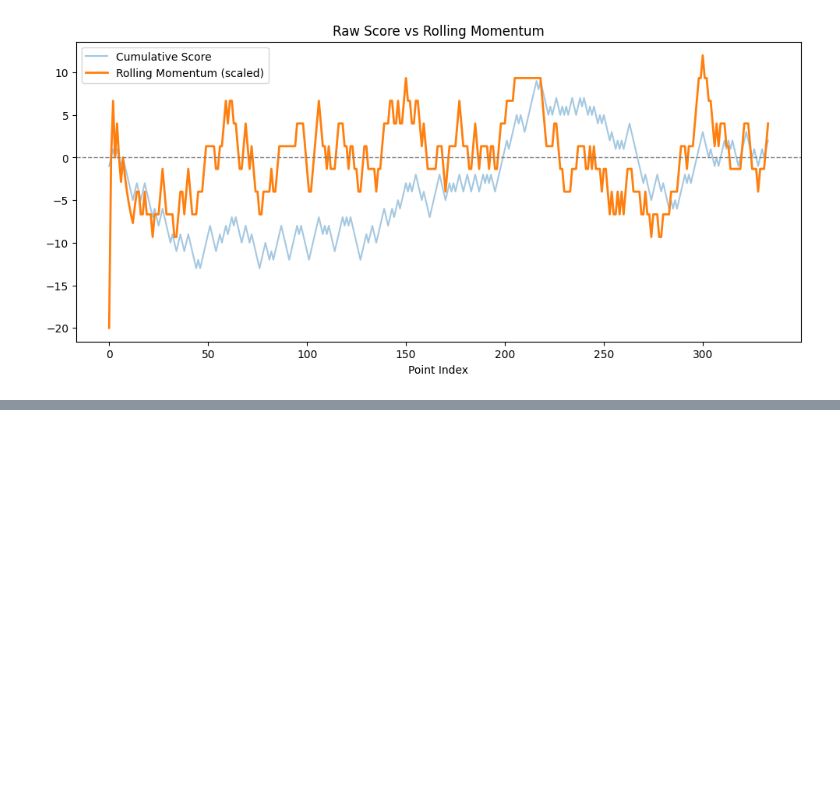
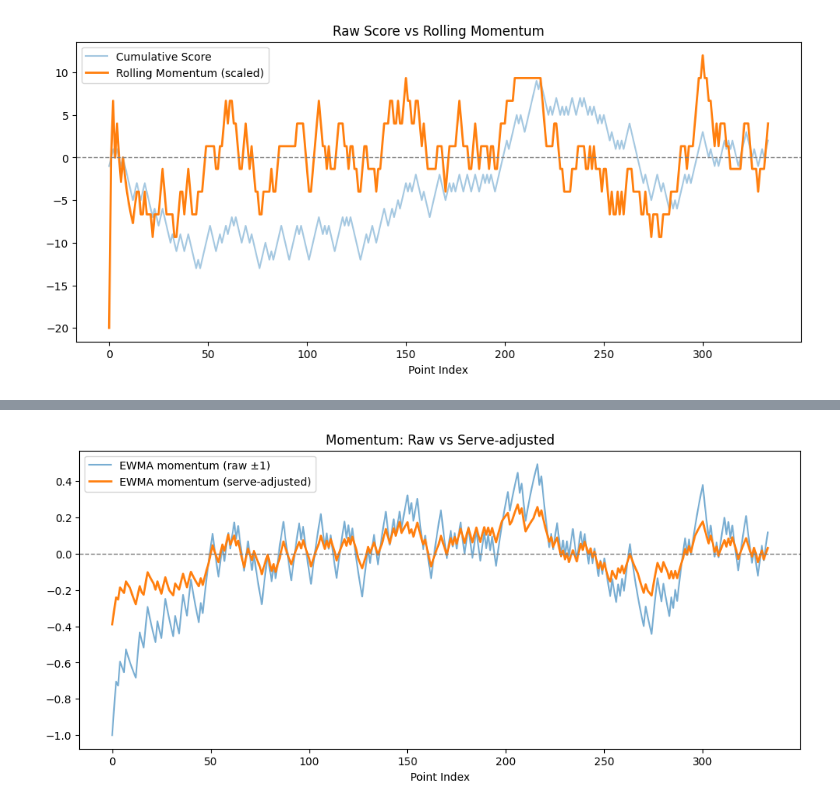
Before and after one commit to gkh-gbh/mcm2024-c-tennis-momentum, a Jupyter notebook: notebooks/02_define_momentum.ipynb, the cells around one changed output, grey strips where cells are left out. Saved outputs shown, nothing was run; the diff lists cells and outputs as text; code cells hidden in the pictures; blank space fills up the shorter version.

```diff
--- a/notebooks/02_define_momentum.ipynb
+++ b/notebooks/02_define_momentum.ipynb
@@ -68,0 +95,18 @@ plt.show()
+# %%
+# 发球方是否赢分
+server_wins = (df_match["point_victor"] == df_match["server"]).astype(int)
+
+# 发球方赢分概率（经验估计）
+p_server_win = server_wins.mean()
+
+# 发球校正的单分贡献（先在发球方视角）
+df_match["serve_adj"] = np.where(server_wins == 1, 1 - p_server_win, -p_server_win)
+
+# 转到 Player1 视角（正=对P1有利）
+df_match["serve_adj_p1"] = np.where(df_match["server"] == 1, df_match["serve_adj"], -df_match["serve_adj"])
+
+# EWMA 平滑
+span2 = 25
+df_match["momentum_srv_ewm"] = df_match["serve_adj_p1"].ewm(span=span2, adjust=False).mean()
+
+p_server_win, df_match[["server","point_victor","serve_adj_p1","momentum_srv_ewm"]].head()
@@ -68,0 +121,11 @@ plt.show()
+# %%
+plt.figure(figsize=(12, 5))
+plt.plot(df_match["momentum_ewm"], label="EWMA momentum (raw ±1)", alpha=0.6)
+plt.plot(df_match["momentum_srv_ewm"], label="EWMA momentum (serve-adjusted)", linewidth=2)
+plt.axhline(0, color="gray", linestyle="--", linewidth=1)
+plt.legend()
+plt.title("Momentum: Raw vs Serve-adjusted")
+plt.xlabel("Point Index")
+plt.show()
+# %% [output]
+[figure, added]
```
Also changed, not shown: parts of 5 cells of this notebook, 1 other file.
